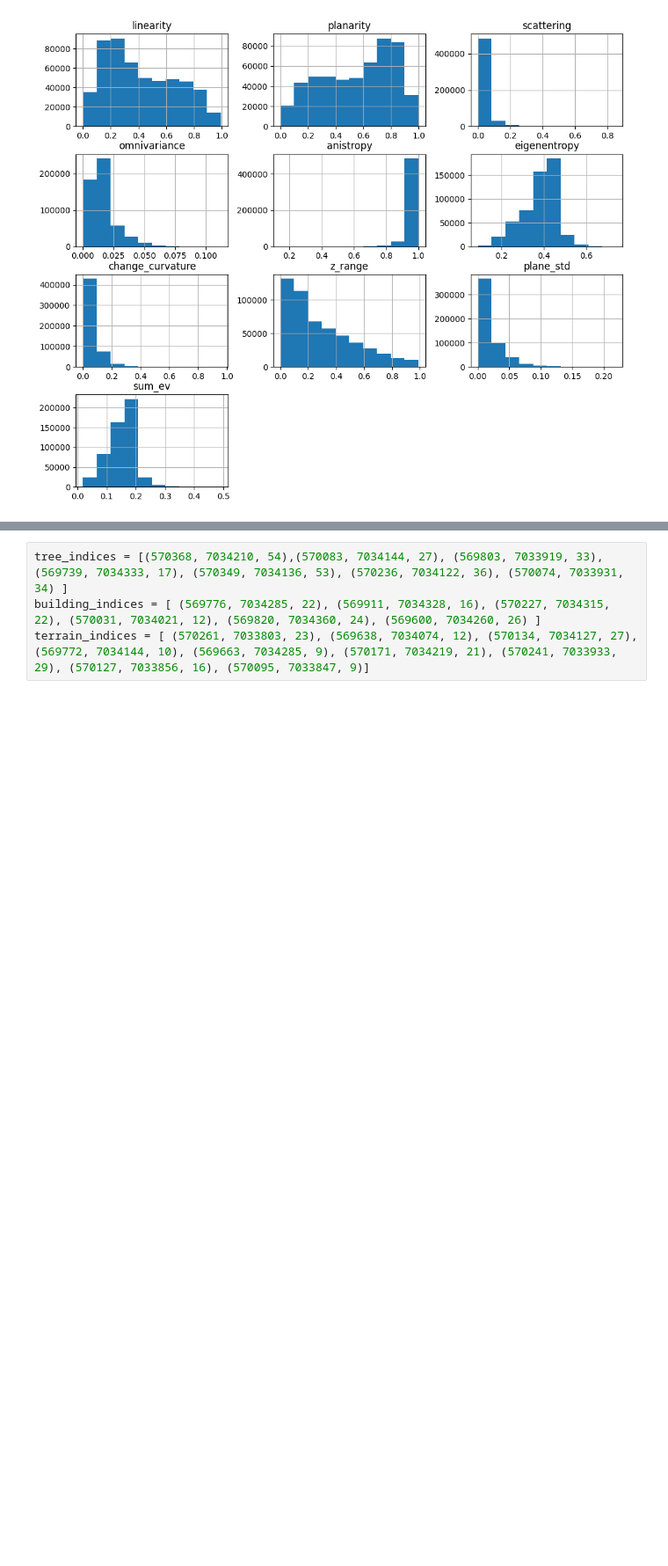
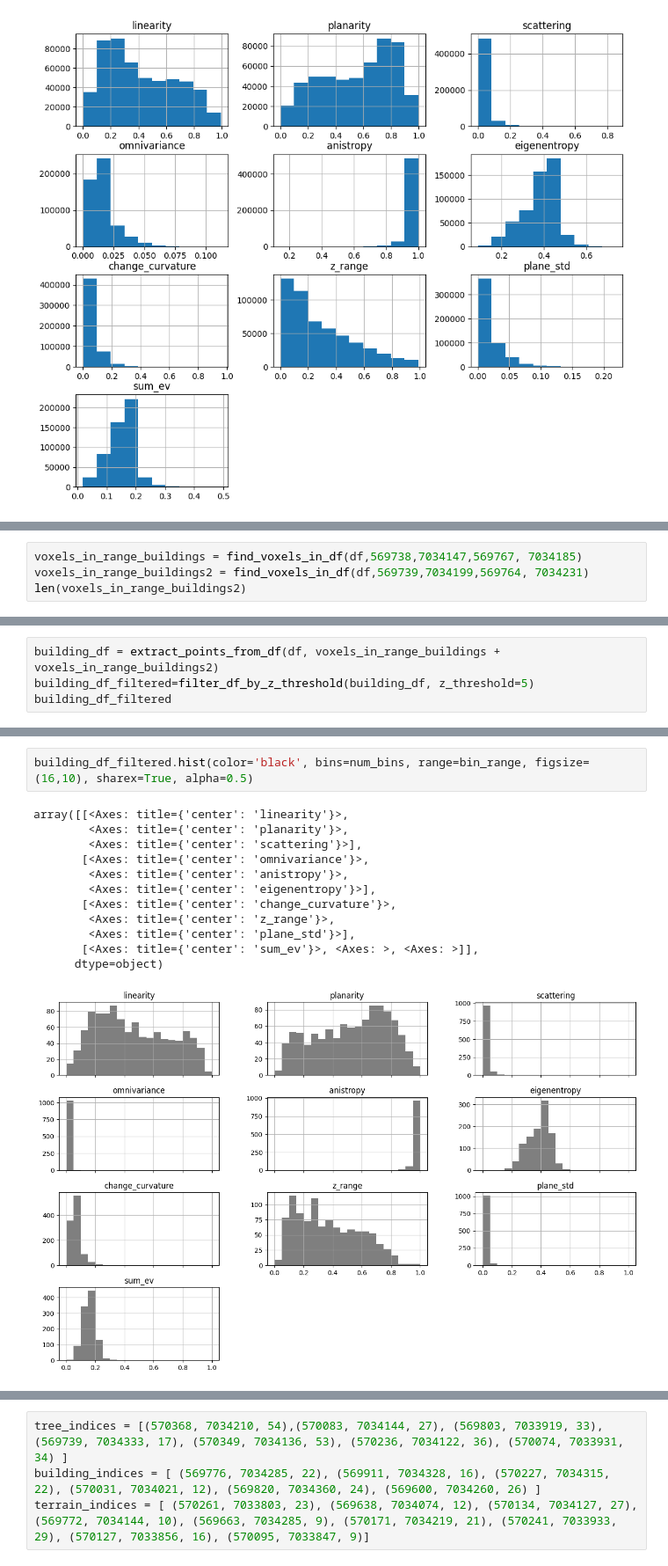
Before and after one commit to Lauvsnes1/TBA4256-3D-Digital-Modelling, a Jupyter notebook: final_project/final.ipynb, the cells around one changed output, grey strips where cells are left out. Shown at 88% size. Drawn from its saved outputs; the diff is of its cells as text; blank space fills up the shorter version.

```diff
--- a/final_project/final.ipynb
+++ b/final_project/final.ipynb
@@ -187,0 +210,4 @@ array([[<Axes: title={'center': 'linearity'}>,
+# %%
+voxels_in_range_buildings = find_voxels_in_df(df,569738,7034147,569767, 7034185)
+voxels_in_range_buildings2 = find_voxels_in_df(df,569739,7034199,569764, 7034231)
+len(voxels_in_range_buildings2)
@@ -187,0 +276,4 @@ array([[<Axes: title={'center': 'linearity'}>,
+# %%
+building_df = extract_points_from_df(df, voxels_in_range_buildings + voxels_in_range_buildings2)
+building_df_filtered=filter_df_by_z_threshold(building_df, z_threshold=5)
+building_df_filtered
@@ -187,0 +335,15 @@ array([[<Axes: title={'center': 'linearity'}>,
+# %%
+building_df_filtered.hist(color='black', bins=num_bins, range=bin_range, figsize=(16,10), sharex=True, alpha=0.5)
+# %% [output]
+array([[<Axes: title={'center': 'linearity'}>,
+        <Axes: title={'center': 'planarity'}>,
+        <Axes: title={'center': 'scattering'}>],
+       [<Axes: title={'center': 'omnivariance'}>,
+        <Axes: title={'center': 'anistropy'}>,
+        <Axes: title={'center': 'eigenentropy'}>],
+       [<Axes: title={'center': 'change_curvature'}>,
+        <Axes: title={'center': 'z_range'}>,
+        <Axes: title={'center': 'plane_std'}>],
+       [<Axes: title={'center': 'sum_ev'}>, <Axes: >, <Axes: >]],
+      dtype=object)
+[figure, added]
```
Also changed, not shown: parts of 29 cells of this notebook.
